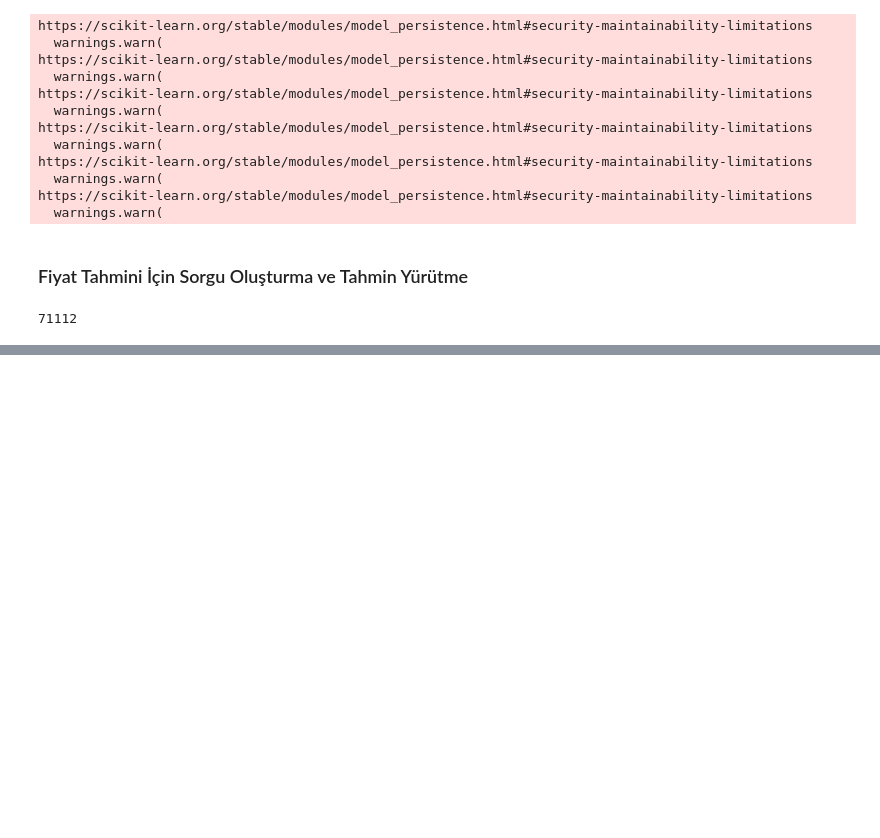
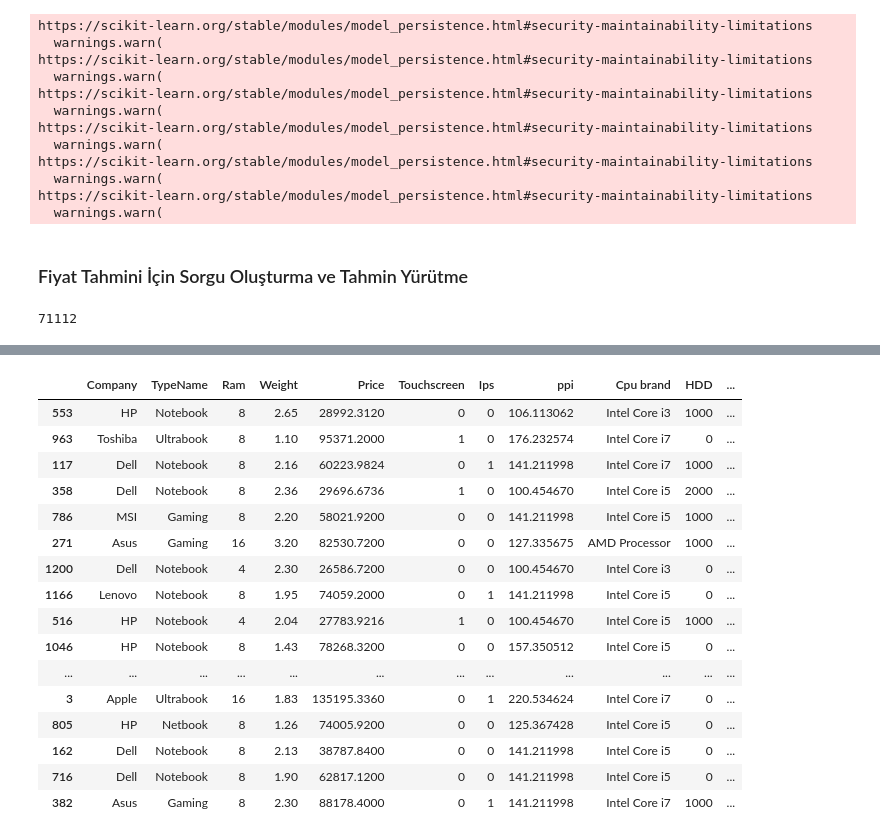
Before and after one commit to VuralBayrakli/Laptop_Price_Predictor, a Jupyter notebook: laptop-price-predictor.ipynb, the cells around one changed output, grey strips where cells are left out. Drawn from its saved outputs; the diff is of its cells as text; code cells hidden in the pictures; blank space fills up the shorter version.

```diff
--- a/laptop-price-predictor.ipynb
+++ b/laptop-price-predictor.ipynb
@@ -1310,0 +1310,20 @@ Dropdown(description='CPU:', options=('Intel Core i5', 'Intel Core i7', 'AMD Pro
+# %%
+df.sample(25)
+# %% [output]
+|  | Company | TypeName | Ram | Weight | Price | Touchscreen | Ips | ppi | Cpu brand | HDD | ... |
+| 553 | HP | Notebook | 8 | 2.65 | 28992.3120 | 0 | 0 | 106.113062 | Intel Core i3 | 1000 | ... |
+| 963 | Toshiba | Ultrabook | 8 | 1.10 | 95371.2000 | 1 | 0 | 176.232574 | Intel Core i7 | 0 | ... |
+| 117 | Dell | Notebook | 8 | 2.16 | 60223.9824 | 0 | 1 | 141.211998 | Intel Core i7 | 1000 | ... |
+| 358 | Dell | Notebook | 8 | 2.36 | 29696.6736 | 1 | 0 | 100.454670 | Intel Core i5 | 2000 | ... |
+| 786 | MSI | Gaming | 8 | 2.20 | 58021.9200 | 0 | 0 | 141.211998 | Intel Core i5 | 1000 | ... |
+| 271 | Asus | Gaming | 16 | 3.20 | 82530.7200 | 0 | 0 | 127.335675 | AMD Processor | 1000 | ... |
+| 1200 | Dell | Notebook | 4 | 2.30 | 26586.7200 | 0 | 0 | 100.454670 | Intel Core i3 | 0 | ... |
+| 1166 | Lenovo | Notebook | 8 | 1.95 | 74059.2000 | 0 | 1 | 141.211998 | Intel Core i5 | 0 | ... |
+| 516 | HP | Notebook | 4 | 2.04 | 27783.9216 | 1 | 0 | 100.454670 | Intel Core i5 | 1000 | ... |
+| 1046 | HP | Notebook | 8 | 1.43 | 78268.3200 | 0 | 0 | 157.350512 | Intel Core i5 | 0 | ... |
+| ... | ... | ... | ... | ... | ... | ... | ... | ... | ... | ... | ... |
+| 3 | Apple | Ultrabook | 16 | 1.83 | 135195.3360 | 0 | 1 | 220.534624 | Intel Core i7 | 0 | ... |
+| 805 | HP | Netbook | 8 | 1.26 | 74005.9200 | 0 | 0 | 125.367428 | Intel Core i5 | 0 | ... |
+| 162 | Dell | Notebook | 8 | 2.13 | 38787.8400 | 0 | 0 | 141.211998 | Intel Core i5 | 0 | ... |
+| 716 | Dell | Notebook | 8 | 1.90 | 62817.1200 | 0 | 0 | 141.211998 | Intel Core i5 | 0 | ... |
+| 382 | Asus | Gaming | 8 | 2.30 | 88178.4000 | 0 | 1 | 141.211998 | Intel Core i7 | 1000 | ... |
```
Also changed, not shown: parts of 1 cell of this notebook, 1 other file.
